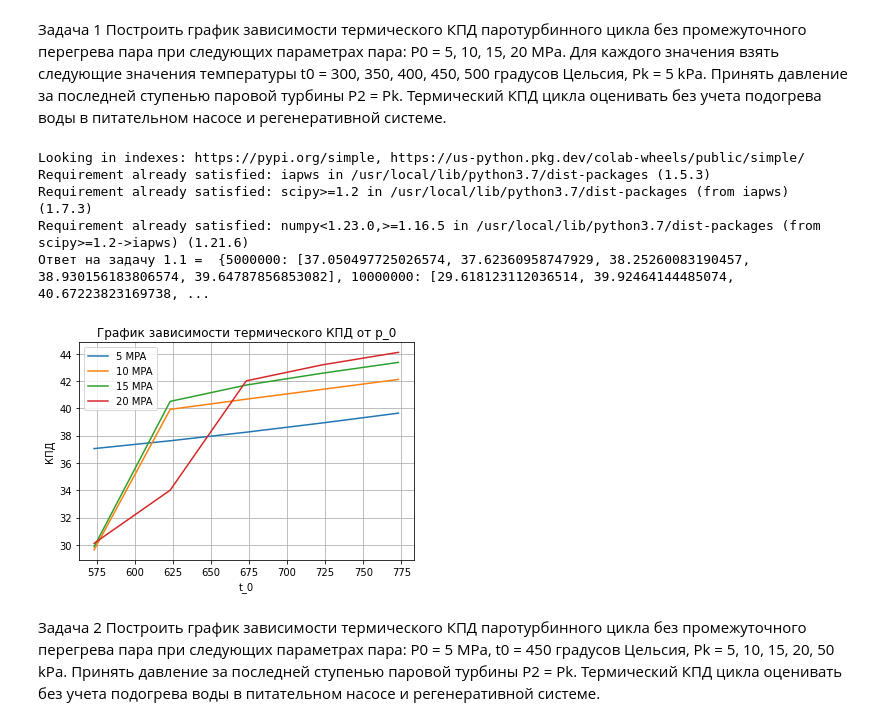
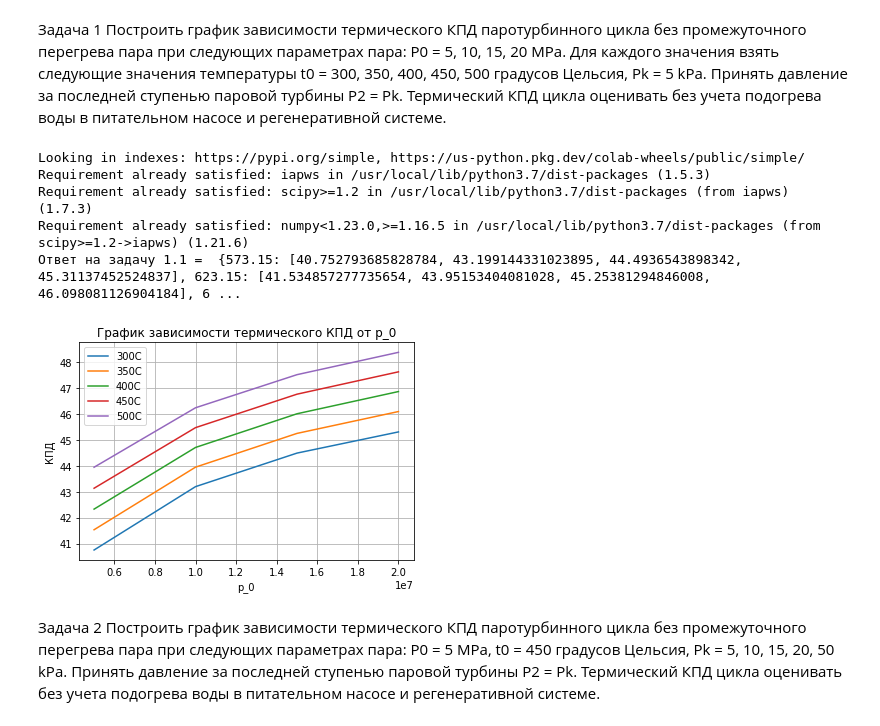
Before and after one commit to AndreyBarTF/turbines_autumn_2022-Homework, a Jupyter notebook: BarbashinAndreyTFe1_11_2.ipynb, the cells around one changed output. Saved outputs shown, nothing was run; the diff lists cells and outputs as text; code cells hidden in the pictures.

```diff
--- a/BarbashinAndreyTFe1_11_2.ipynb
+++ b/BarbashinAndreyTFe1_11_2.ipynb
@@ -74,49 +74,49 @@ def solve_exercise(
     p_k: Union[int, float],
     t_0: Optional[Union[int, float]] = None,
     x_0: Optional[Union[int, float]] = None,) -> float:
 
     point_0, p_condenser, p_pump = construct_cycle_points(
         p_0=p_0 * unit,
         p_k=p_k * unit,
-        t_0=t_0,
+        t_0=to_kelvin(t_0),
         x_0=x_0
     )
 
     efficiency = compute_cycle_efficiency(p_0=point_0, p_condenser=p_condenser, p_pump=p_pump)
 
     return efficiency
 
 eff = dict()
-for p0value in p_0:
-    eff[p0value]= []
-    for t0value in t_0:
-        eff[p0value].append(solve_exercise(p0value,p_k,t0value))
+for t0value in t_0:
+    eff[t0value]= []
+    for p0value in p_0:
+        eff[t0value].append(solve_exercise(p0value,p_k,t0value))
 
 print('Ответ на задачу 1.1 = ', eff)
-X = t_0
-Y = eff[5000000]
-Y1 = eff[10000000]
-Y2 = eff[15000000]
-Y3 = eff[20000000]
-
+X = p_0
+Y = eff[573.15]
+Y1 = eff[623.15]
+Y2 = eff[673.15]
+Y3 = eff[723.15]
+Y4 = eff[773.15]
 plt.plot(X,Y)
 plt.plot(X,Y1)
 plt.plot(X,Y2)
 plt.plot(X,Y3)
-
+plt.plot(X,Y4)
 plt.grid(True)
 plt.title('График зависимости термического КПД от p_0')
 plt.ylabel('КПД')
-plt.xlabel('t_0')
-plt.legend(['5 MPA','10 MPA','15 MPA','20 MPA'])
+plt.xlabel('p_0')
+plt.legend(['300C','350C','400C','450C','500C'])
 plt.show()
 # %% [output]
 Looking in indexes: https://pypi.org/simple, https://us-python.pkg.dev/colab-wheels/public/simple/
 Requirement already satisfied: iapws in /usr/local/lib/python3.7/dist-packages (1.5.3)
 Requirement already satisfied: scipy>=1.2 in /usr/local/lib/python3.7/dist-packages (from iapws) (1.7.3)
 Requirement already satisfied: numpy<1.23.0,>=1.16.5 in /usr/local/lib/python3.7/dist-packages (from scipy>=1.2->iapws) (1.21.6)
-Ответ на задачу 1.1 =  {5000000: [37.050497725026574, 37.62360958747929, 38.25260083190457, 38.930156183806574, 39.64787856853082], 10000000: [29.618123112036514, 39.92464144485074, 40.67223823169738, ...
+Ответ на задачу 1.1 =  {573.15: [40.752793685828784, 43.199144331023895, 44.4936543898342, 45.31137452524837], 623.15: [41.534857277735654, 43.95153404081028, 45.25381294846008, 46.098081126904184], 6 ...
-[figure, old version]
+[figure, new version]
 # %% [markdown]
 Задача 2 Построить график зависимости термического КПД паротурбинного цикла без промежуточного перегрева пара при следующих параметрах пара: P0 = 5 MPa, t0 = 450 градусов Цельсия, Pk = 5, 10, 15, 20, 50 kPa. Принять давление за последней ступенью паровой турбины P2 = Pk. Термический КПД цикла оценивать без учета подогрева воды в питательном насосе и регенеративной системе.
 # %%
```
